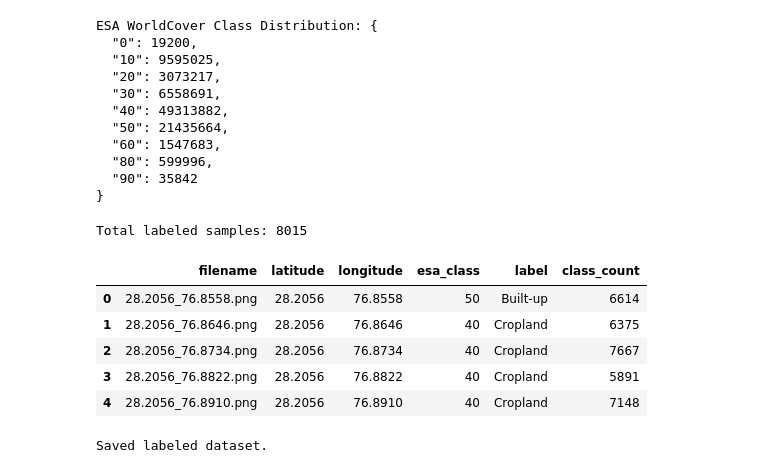
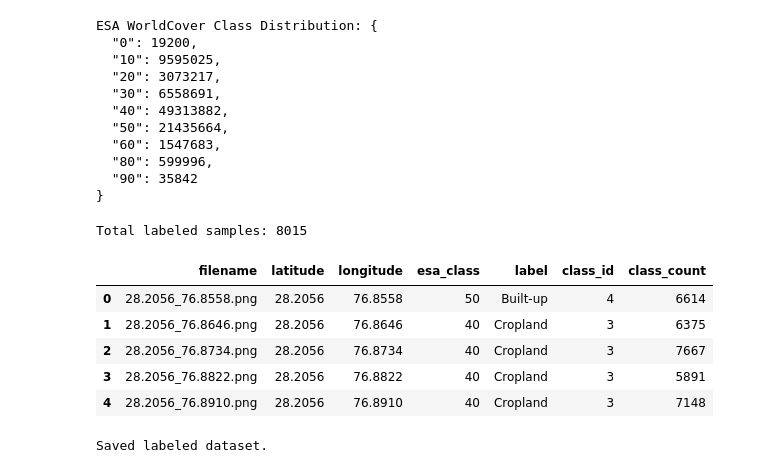
Before and after one commit to Shweta-Roshia/SRIP-2026-Earth-Observation, a Jupyter notebook: Earth_Observation_pipeline.ipynb, the cells around one changed output. Cells and saved outputs as stored; diff of their text form; code cells hidden in the pictures.

```diff
--- a/Earth_Observation_pipeline.ipynb
+++ b/Earth_Observation_pipeline.ipynb
@@ -241,8 +236,8 @@ gdf_images.head()
 | 4 | 28.2056_76.8910.png | 28.2056 | 76.8910 | POINT (76.891 28.2056) |
 # %%
 raster = rasterio.open(WORLD_COVER_TIF)
-raster_img = raster.read()   # shape: (bands, height, width)
-raster_img.shape
+raster_arr = raster.read()   # shape: (bands, height, width)
+raster_arr.shape
 # %% [output]
 (1, 9600, 9602)
 # %%
@@ -262,7 +265,7 @@ Raster shape: 9602 9600
 # %%
-values, counts = np.unique(img, return_counts=True)
+values, counts = np.unique(raster_arr, return_counts=True)
+class_counts = dict(zip(values.tolist(), counts.tolist()))
 
-class_counts = dict(zip(values.tolist(), counts.tolist()))
 print("ESA WorldCover Class Distribution:", json.dumps(class_counts, indent=2))
 # %% [output]
 ESA WorldCover Class Distribution: {
@@ -284,12 +287,21 @@ esa_to_label = {
     40: "Cropland",
     50: "Built-up",
     60: "Bare_sparse_veg",
-    70: "Snow_ice",
     80: "Perm_water",
-    90: "Herbaceous_wetland",
-    95: "Mangroves",
-    100: "Moss_lichen"
+    90: "Herbaceous_wetland"
 }
+# %%
+class_id = {
+    "Tree_cover": 0,
+    "Shrubland": 1,
+    "Grassland": 2,
+    "Cropland": 3,
+    "Built-up": 4,
+    "Bare_sparse_veg": 5,
+    "Perm_water": 6,
+    "Herbaceous_wetland": 7,
+    "Other": 8,
+}
 # %%
 def extract_patch_mode(raster_ds, x_center, y_center):
 
@@ -322,39 +334,40 @@ def extract_patch_mode(raster_ds, x_center, y_center):
 records = []
 
 for idx, row in gdf_images.iterrows():
 
     fname = row["filename"]
 
     x, y = row.geometry.x, row.geometry.y
 
     esa_class, max_count = extract_patch_mode(raster, x, y)
 
     if esa_class is None:
         label = "Other"
     else:
         label = esa_to_label.get(esa_class, "Other")
 
     records.append({
         "filename": fname,
         "latitude": row.geometry.y,
         "longitude": row.geometry.x,
         "esa_class": esa_class,
         "label": label,
+        "class_id": class_id.get(label, -1),
         "class_count": max_count
     })
 
 df_labels = pd.DataFrame(records)
 
 print("Total labeled samples:", len(df_labels))
 df_labels.head()
 # %% [output]
 Total labeled samples: 8015
-|  | filename | latitude | longitude | esa_class | label | class_count |
-| 0 | 28.2056_76.8558.png | 28.2056 | 76.8558 | 50 | Built-up | 6614 |
-| 1 | 28.2056_76.8646.png | 28.2056 | 76.8646 | 40 | Cropland | 6375 |
-| 2 | 28.2056_76.8734.png | 28.2056 | 76.8734 | 40 | Cropland | 7667 |
-| 3 | 28.2056_76.8822.png | 28.2056 | 76.8822 | 40 | Cropland | 5891 |
-| 4 | 28.2056_76.8910.png | 28.2056 | 76.8910 | 40 | Cropland | 7148 |
+|  | filename | latitude | longitude | esa_class | label | class_id | class_count |
+| 0 | 28.2056_76.8558.png | 28.2056 | 76.8558 | 50 | Built-up | 4 | 6614 |
+| 1 | 28.2056_76.8646.png | 28.2056 | 76.8646 | 40 | Cropland | 3 | 6375 |
+| 2 | 28.2056_76.8734.png | 28.2056 | 76.8734 | 40 | Cropland | 3 | 7667 |
+| 3 | 28.2056_76.8822.png | 28.2056 | 76.8822 | 40 | Cropland | 3 | 5891 |
+| 4 | 28.2056_76.8910.png | 28.2056 | 76.8910 | 40 | Cropland | 3 | 7148 |
 # %%
 df_labels.to_csv("dataset_labels.csv", index=False)
 
```
Also changed, not shown: parts of 30 cells of this notebook, 6 other files.
